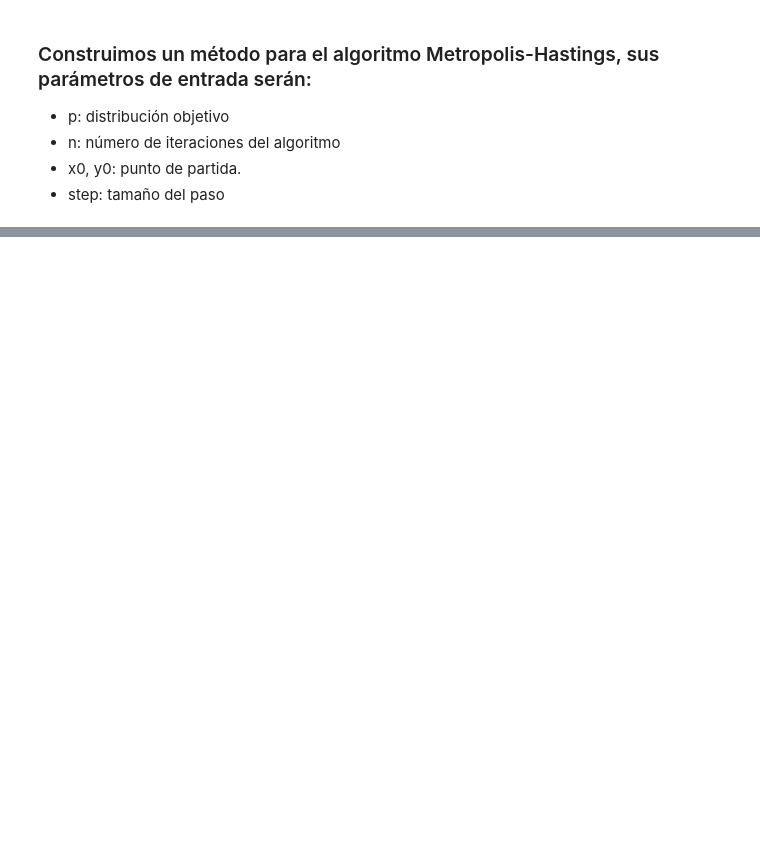
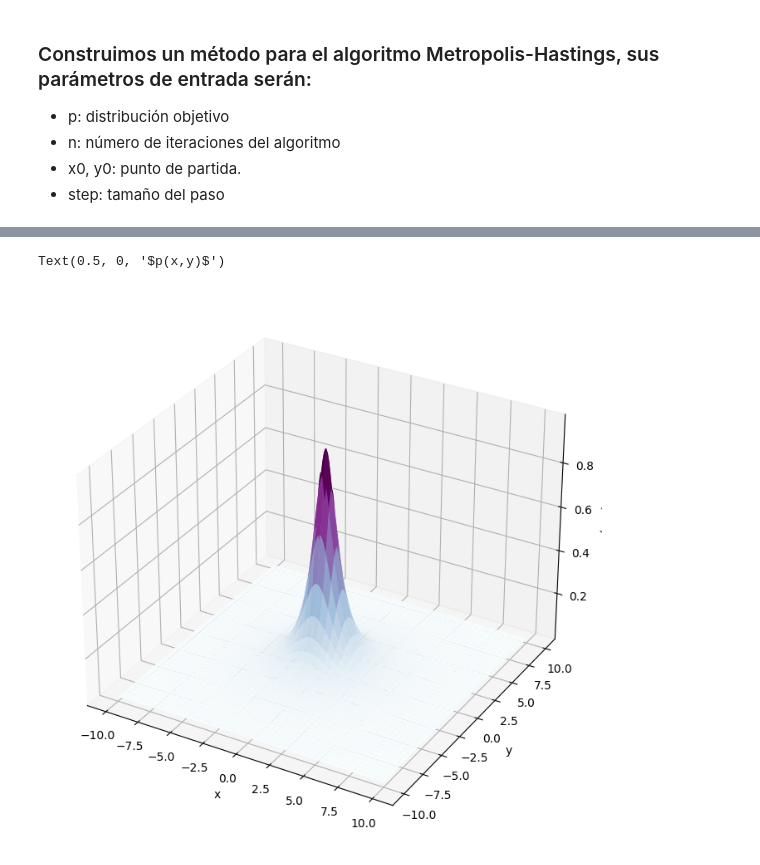
Before and after one commit to MaricelaMH/SIMULACION-II, a Jupyter notebook: Caminantes.ipynb, the cells around one changed output, grey strips where cells are left out. Cells and saved outputs as stored; diff of their text form; code cells hidden in the pictures; blank space fills up the shorter version.

```diff
--- a/Caminantes.ipynb
+++ b/Caminantes.ipynb
@@ -169,0 +234,7 @@ This will become an error in seaborn v0.14.0; please update your code.
+# %%
+# Definimos nuestra función para la Distribución Bivariada de Cauchy
+def bivariate_cauchy(X1, Y1, mux=0.0, muy=0.0, sigmax=1.0, sigmay=1.0):
+    # Cálculo del denominador
+    denom = (1 + ((X1 - mux) ** 2 / sigmax ** 2) + ((Y1 - muy) ** 2 / sigmay ** 2))
+
+    return 1 / denom  # Función de densidad de la distribución bivariada de Cauchy
@@ -169,0 +272,25 @@ This will become an error in seaborn v0.14.0; please update your code.
+# %%
+# set mean and scale for Cauchy
+mux = 0
+muy = 0
+sigmax = 1
+sigmay = 1
+
+# Creamos la malla de un gráfico en 3D
+x, y = np.linspace(-10, 10, 200), np.linspace(-10, 10, 200)  # Aumentamos el rango para la distribución de Cauchy
+X, Y = np.meshgrid(x, y)
+
+# generate bivariate Cauchy
+Z = bivariate_cauchy(X, Y, mux, muy, sigmax, sigmay)  # Distribución bivariada de Cauchy
+
+# plot surface in 3D
+fig = plt.figure(figsize=(12,8.5))
+ax = fig.add_subplot(111, projection='3d')
+ax.plot_surface(X, Y, Z, cmap= 'BuPu')
+
+ax.set_xlabel('x')
+ax.set_ylabel('y')
+ax.set_zlabel('$p(x,y)$')
+# %% [output]
+Text(0.5, 0, '$p(x,y)$')
+[figure, added]
```
Also changed, not shown: parts of 45 cells of this notebook.
